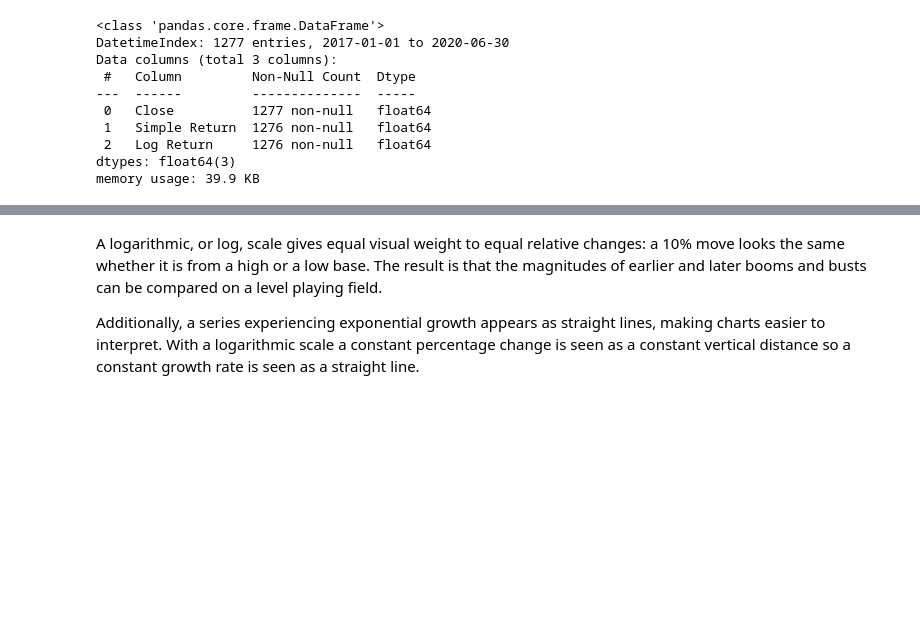
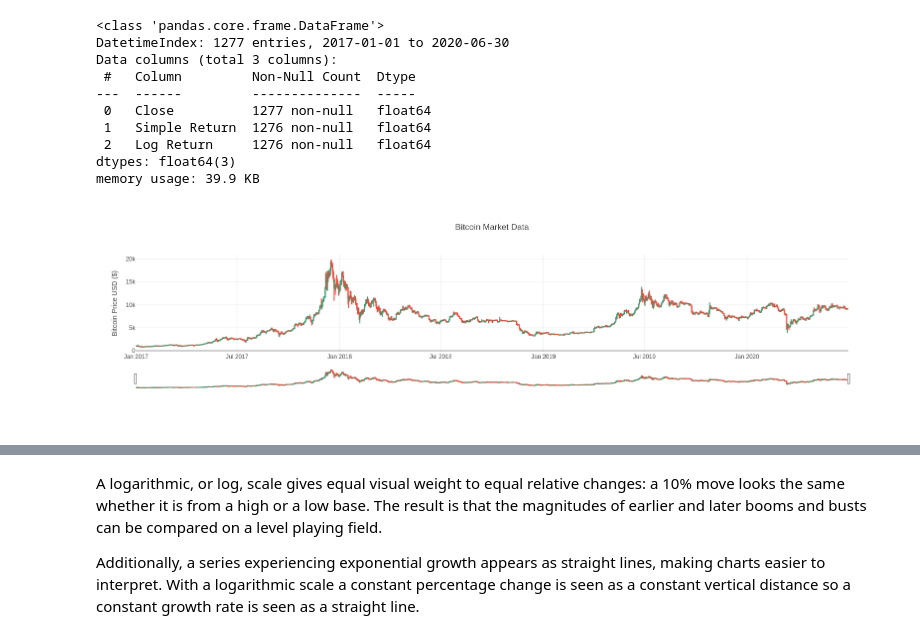
Before and after one commit to Rhuck1/Bitcoin-Price-Analysis, a Jupyter notebook: capstone_2_rough_draft.ipynb, the cells around one changed output, grey strips where cells are left out. Drawn from its saved outputs; the diff is of its cells as text; code cells hidden in the pictures; blank space fills up the shorter version.

```diff
--- a/capstone_2_rough_draft.ipynb
+++ b/capstone_2_rough_draft.ipynb
@@ -204,3 +210,23 @@ Data columns (total 3 columns):
  2   Log Return     1276 non-null   float64
 dtypes: float64(3)
 memory usage: 39.9 KB
+# %%
+# fig.add_trace(go.Candlestick(x=df.index,
+#                              open=df['Open'],
+#                              high=df['High'],
+#                              low=df['Low'],
+#                              close=df['Close'],
+#                              name='market data'))
+
+fig = go.Figure()
+
+fig.add_trace(go.Candlestick(x=data.index, open=data['Open'], high=data['High'], low=data['Low'], close=data['Close'], name='Bitcoin Market Data'))
+
+# fig.add_trace(go.Line(x=dataframe.index, y=rolling_100, line=dict(color='black'), name='100 Day Rolling Average'))
+
+# fig.update_layout(title='Bitcoin Closing vs Rolling 30 Day Average', yaxis_title='Bitcoin Price USD($)', template='none')
+fig.update_layout(title='Bitcoin Market Data', yaxis_title='Bitcoin Price USD ($)', template='none')
+
+fig.show()
+# %% [output]
+[figure, added]
```
Also changed, not shown: parts of 6 cells of this notebook, 5 other files.
